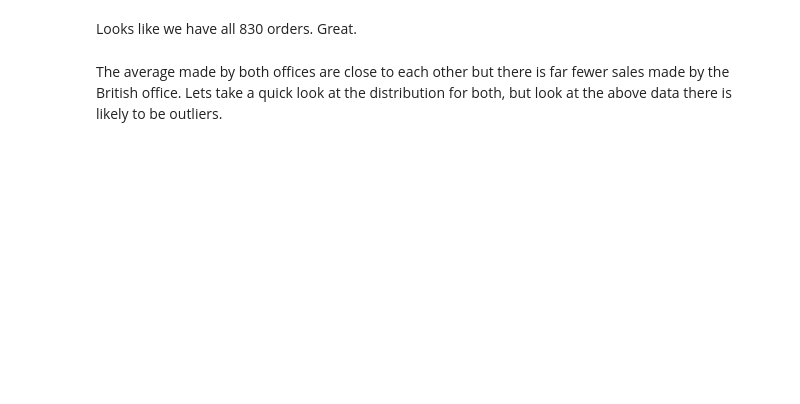
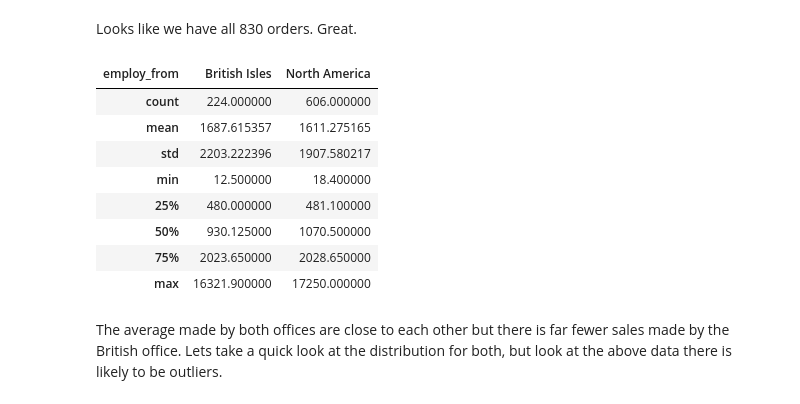
Before and after one commit to learn-co-students/dc-ds-010620, a Jupyter notebook: module-3/coach-lab/day-1/hypo_tests.ipynb, the cells around one changed output. Saved outputs shown, nothing was run; the diff lists cells and outputs as text; code cells hidden in the pictures; blank space fills up the shorter version.

```diff
--- a/module-3/coach-lab/day-1/hypo_tests.ipynb
+++ b/module-3/coach-lab/day-1/hypo_tests.ipynb
@@ -125,6 +248,17 @@ df.head(10)
 Looks like we have all 830 orders. Great.
 # %%
 #Find group by the employ_from and then describe the generated amount
+df.groupby('employ_from')['generated'].describe().T
+# %% [output]
+| employ_from | British Isles | North America |
+| count | 224.000000 | 606.000000 |
+| mean | 1687.615357 | 1611.275165 |
+| std | 2203.222396 | 1907.580217 |
+| min | 12.500000 | 18.400000 |
+| 25% | 480.000000 | 481.100000 |
+| 50% | 930.125000 | 1070.500000 |
+| 75% | 2023.650000 | 2028.650000 |
+| max | 16321.900000 | 17250.000000 |
 # %% [markdown]
 The average made by both offices are close to each other but there is far fewer sales made by the British office. Lets take a quick look at the distribution for both, but look at the above data there is likely to be outliers.
 # %%
```
Also changed, not shown: parts of 28 cells of this notebook.
